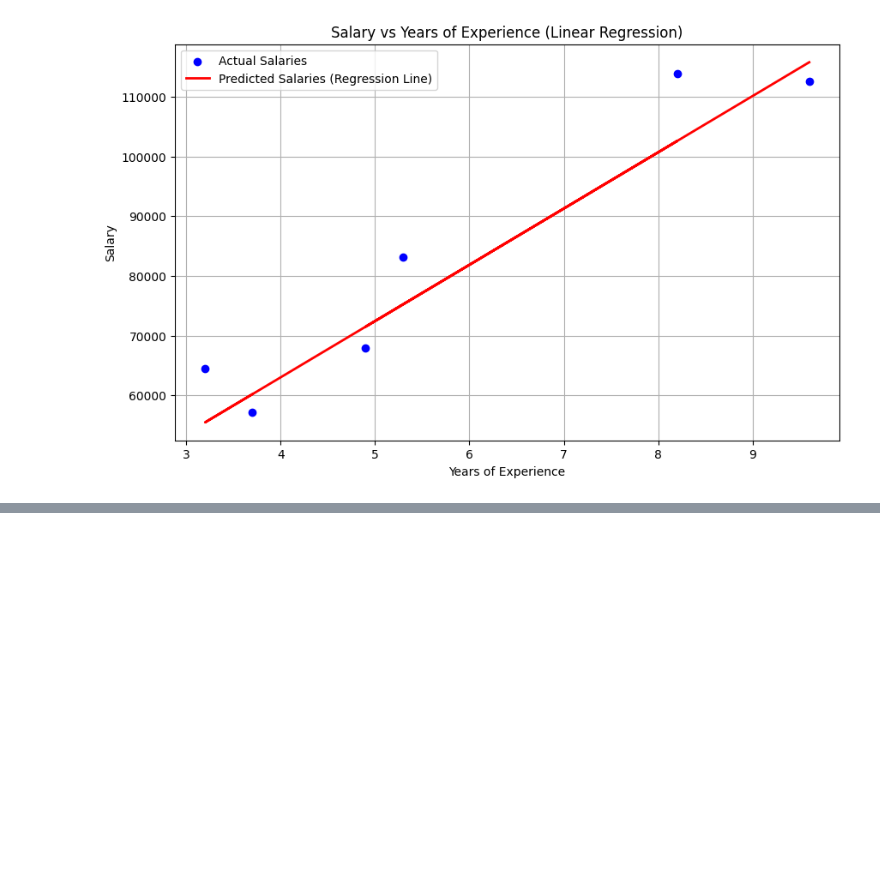
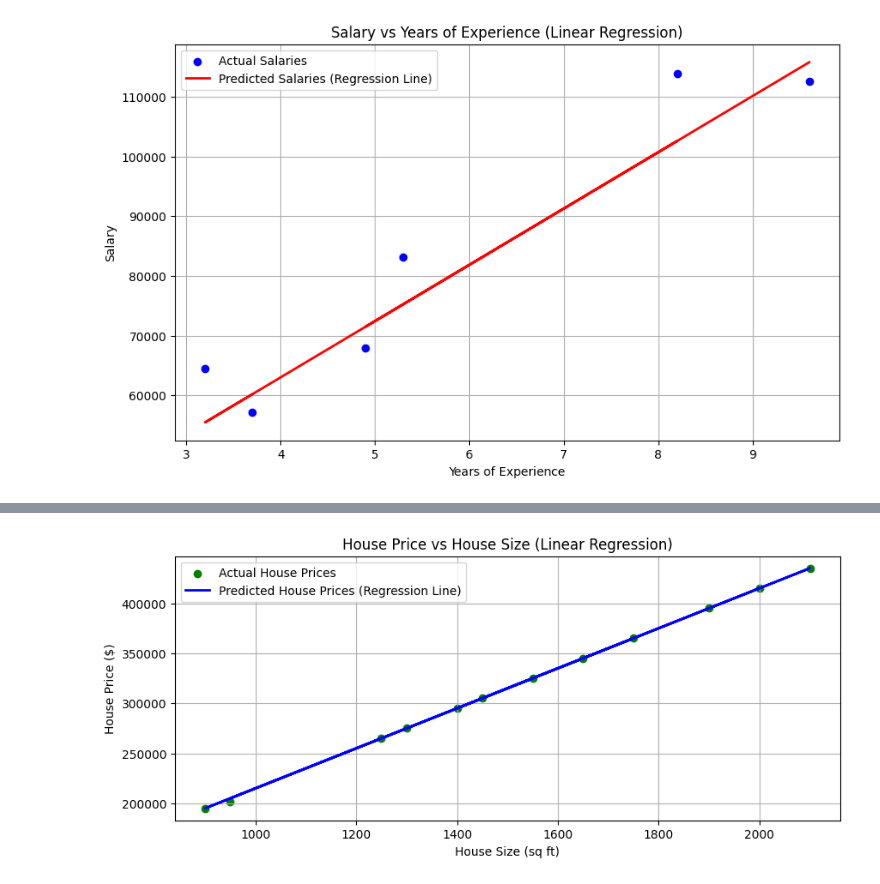
Before and after one commit to esnakaridharanioffical-lgtm/ML_LAB_2026-27, a Jupyter notebook: linear_regression.ipynb, the cells around one changed output, grey strips where cells are left out. Cells and saved outputs as stored; diff of their text form; code cells hidden in the pictures; blank space fills up the shorter version.

```diff
--- a/linear_regression.ipynb
+++ b/linear_regression.ipynb
@@ -132,3 +132,87 @@ R-squared: 0.90
 Model Intercept: 25321.58
 Model Coefficient (Slope): 9423.82
 [figure]
+# %%
+import pandas as pd
+import numpy as np
+from sklearn.linear_model import LinearRegression
+from sklearn.model_selection import train_test_split
+import matplotlib.pyplot as plt
+from sklearn.metrics import mean_squared_error, r2_score
+
+# 1. Create a sample dataset
+# Relationship between House Size and House Price
+
+data = {
+    'HouseSize': [
+        850, 900, 950, 1000, 1050,
+        1100, 1150, 1200, 1250, 1300,
+        1350, 1400, 1450, 1500, 1550,
+        1600, 1650, 1700, 1750, 1800,
+        1850, 1900, 1950, 2000, 2100,
+        2200, 2300, 2400, 2500, 2600
+    ],
+
+    'HousePrice': [
+        185000, 195000, 202000, 215000, 225000,
+        235000, 245000, 255000, 265000, 275000,
+        285000, 295000, 305000, 315000, 325000,
+        335000, 345000, 355000, 365000, 375000,
+        385000, 395000, 405000, 415000, 435000,
+        455000, 475000, 495000, 515000, 535000
+    ]
+}
+
+df = pd.DataFrame(data)
+
+# 2. Prepare the data for the model
+X = df[['HouseSize']]       # Independent variable
+y = df['HousePrice']        # Dependent variable
+
+# 3. Split the data into training and testing sets
+X_train, X_test, y_train, y_test = train_test_split(
+    X, y, test_size=0.4, random_state=44
+)
+
+# 4. Create and train the Linear Regression model
+model = LinearRegression()
+model.fit(X_train, y_train)
+
+# 5. Make predictions on the test set
+y_pred = model.predict(X_test)
+
+# 6. Evaluate the model
+mse = mean_squared_error(y_test, y_pred)
+r2 = r2_score(y_test, y_pred)
+
+print(f"Mean Squared Error: {mse:.2f}")
+print(f"R-squared: {r2:.2f}")
+print(f"Model Intercept: {model.intercept_:.2f}")
+print(f"Model Coefficient (Slope): {model.coef_[0]:.2f}")
+
+# 7. Visualize the results
+plt.figure(figsize=(10, 4))
+
+plt.scatter(
+    X_test,
+    y_test,
+    color='green',
+    label='Actual House Prices'
+)
+
+plt.plot(
+    X_test,
+    y_pred,
+    color='blue',
+    linewidth=2,
+    label='Predicted House Prices (Regression Line)'
+)
+
+plt.title('House Price vs House Size (Linear Regression)')
+plt.xlabel('House Size (sq ft)')
+plt.ylabel('House Price ($)')
+plt.legend()
+plt.grid(True)
+
+plt.show()
+# %% [output]
@@ -134,0 +223 @@ Model Coefficient (Slope): 9423.82
+[figure, added]
```
Also changed, not shown: parts of 2 cells of this notebook.
